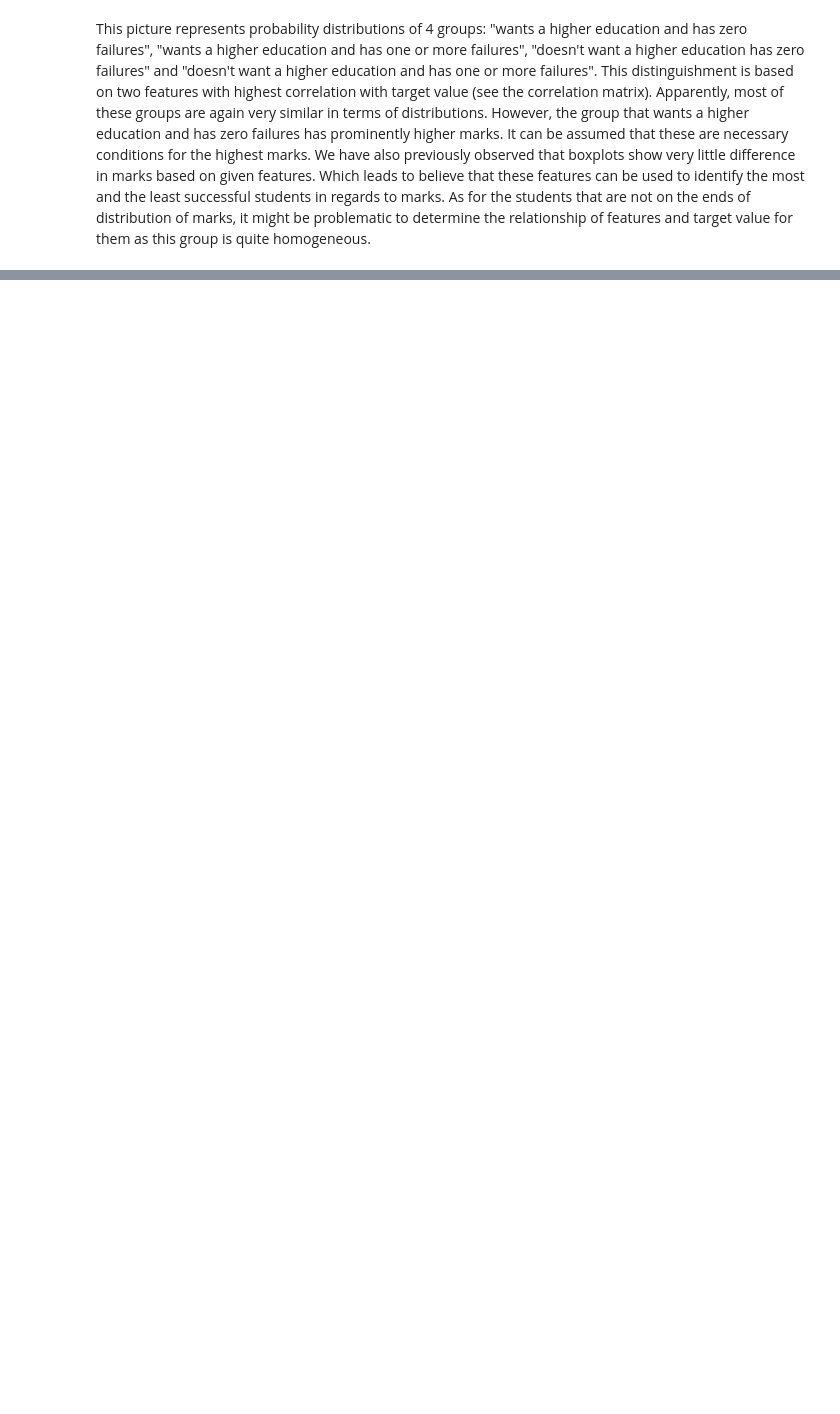
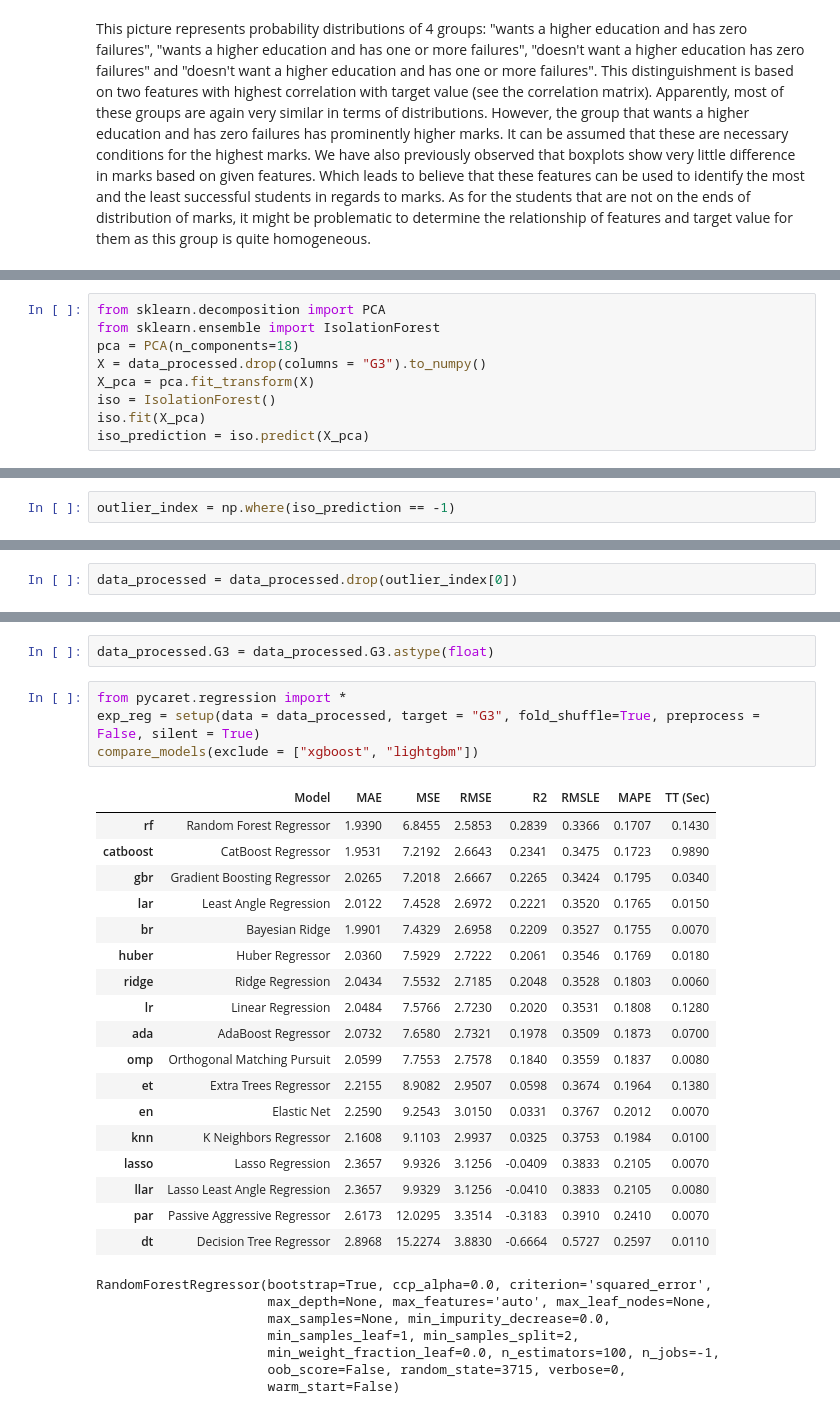
Before and after one commit to polpolandre/applied_ML, a Jupyter notebook: main.ipynb, the cells around one changed output, grey strips where cells are left out. Cells and saved outputs as stored; diff of their text form; blank space fills up the shorter version.

```diff
--- a/main.ipynb
+++ b/main.ipynb
@@ -468,0 +487,9 @@ We have also previously observed that boxplots show very little difference in ma
+# %%
+from sklearn.decomposition import PCA
+from sklearn.ensemble import IsolationForest
+pca = PCA(n_components=18)
+X = data_processed.drop(columns = "G3").to_numpy()
+X_pca = pca.fit_transform(X)
+iso = IsolationForest()
+iso.fit(X_pca)
+iso_prediction = iso.predict(X_pca)
@@ -468,0 +500,2 @@ We have also previously observed that boxplots show very little difference in ma
+# %%
+outlier_index = np.where(iso_prediction == -1)
@@ -468,0 +508,2 @@ We have also previously observed that boxplots show very little difference in ma
+# %%
+data_processed = data_processed.drop(outlier_index[0])
@@ -468,0 +548,32 @@ We have also previously observed that boxplots show very little difference in ma
+# %%
+data_processed.G3 = data_processed.G3.astype(float)
+# %%
+from pycaret.regression import *
+exp_reg = setup(data = data_processed, target = "G3", fold_shuffle=True, preprocess = False, silent = True)
+compare_models(exclude = ["xgboost", "lightgbm"])
+# %% [output]
+|  | Model | MAE | MSE | RMSE | R2 | RMSLE | MAPE | TT (Sec) |
+| rf | Random Forest Regressor | 1.9390 | 6.8455 | 2.5853 | 0.2839 | 0.3366 | 0.1707 | 0.1430 |
+| catboost | CatBoost Regressor | 1.9531 | 7.2192 | 2.6643 | 0.2341 | 0.3475 | 0.1723 | 0.9890 |
+| gbr | Gradient Boosting Regressor | 2.0265 | 7.2018 | 2.6667 | 0.2265 | 0.3424 | 0.1795 | 0.0340 |
+| lar | Least Angle Regression | 2.0122 | 7.4528 | 2.6972 | 0.2221 | 0.3520 | 0.1765 | 0.0150 |
+| br | Bayesian Ridge | 1.9901 | 7.4329 | 2.6958 | 0.2209 | 0.3527 | 0.1755 | 0.0070 |
+| huber | Huber Regressor | 2.0360 | 7.5929 | 2.7222 | 0.2061 | 0.3546 | 0.1769 | 0.0180 |
+| ridge | Ridge Regression | 2.0434 | 7.5532 | 2.7185 | 0.2048 | 0.3528 | 0.1803 | 0.0060 |
+| lr | Linear Regression | 2.0484 | 7.5766 | 2.7230 | 0.2020 | 0.3531 | 0.1808 | 0.1280 |
+| ada | AdaBoost Regressor | 2.0732 | 7.6580 | 2.7321 | 0.1978 | 0.3509 | 0.1873 | 0.0700 |
+| omp | Orthogonal Matching Pursuit | 2.0599 | 7.7553 | 2.7578 | 0.1840 | 0.3559 | 0.1837 | 0.0080 |
+| et | Extra Trees Regressor | 2.2155 | 8.9082 | 2.9507 | 0.0598 | 0.3674 | 0.1964 | 0.1380 |
+| en | Elastic Net | 2.2590 | 9.2543 | 3.0150 | 0.0331 | 0.3767 | 0.2012 | 0.0070 |
+| knn | K Neighbors Regressor | 2.1608 | 9.1103 | 2.9937 | 0.0325 | 0.3753 | 0.1984 | 0.0100 |
+| lasso | Lasso Regression | 2.3657 | 9.9326 | 3.1256 | -0.0409 | 0.3833 | 0.2105 | 0.0070 |
+| llar | Lasso Least Angle Regression | 2.3657 | 9.9329 | 3.1256 | -0.0410 | 0.3833 | 0.2105 | 0.0080 |
+| par | Passive Aggressive Regressor | 2.6173 | 12.0295 | 3.3514 | -0.3183 | 0.3910 | 0.2410 | 0.0070 |
+| dt | Decision Tree Regressor | 2.8968 | 15.2274 | 3.8830 | -0.6664 | 0.5727 | 0.2597 | 0.0110 |
+RandomForestRegressor(bootstrap=True, ccp_alpha=0.0, criterion='squared_error',
+                      max_depth=None, max_features='auto', max_leaf_nodes=None,
+                      max_samples=None, min_impurity_decrease=0.0,
+                      min_samples_leaf=1, min_samples_split=2,
+                      min_weight_fraction_leaf=0.0, n_estimators=100, n_jobs=-1,
+                      oob_score=False, random_state=3715, verbose=0,
+                      warm_start=False)
```
Also changed, not shown: parts of 32 cells of this notebook, 1 other file.
